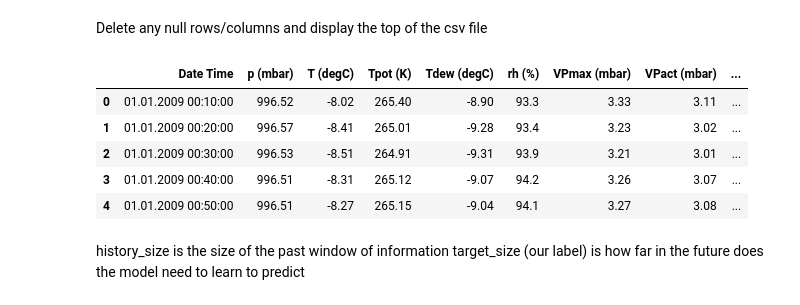
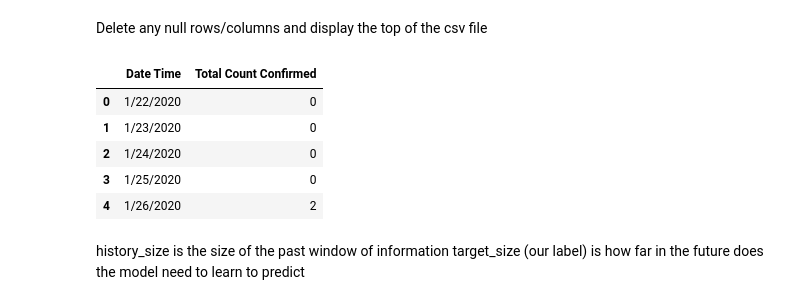
Before and after one commit to johnnyl72/covid-19-machine-learning, a Jupyter notebook: time_series_corona.ipynb, the cells around one changed output. Drawn from its saved outputs; the diff is of its cells as text; code cells hidden in the pictures.

```diff
--- a/time_series_corona.ipynb
+++ b/time_series_corona.ipynb
@@ -17,7 +17,7 @@ print(tf.__version__)
 # %% [markdown]
 Parse csv file
 # %%
-df = pd.read_csv("jena_climate_2009_2016.csv", sep=",", skipinitialspace=True)
+df = pd.read_csv("4.29.20_corona_data.csv", sep=",", skipinitialspace=True)
 # %% [markdown]
 Detect any empty rows or columns
 # %%
@@ -42,15 +29,15 @@ dtype: int64
 # %% [markdown]
 Delete any null rows/columns and display the top of the csv file
 # %%
-df = df.dropna()
+#df = df.dropna()
 df.head()
 # %% [output]
-|  | Date Time | p (mbar) | T (degC) | Tpot (K) | Tdew (degC) | rh (%) | VPmax (mbar) | VPact (mbar) | ... |
-| 0 | 01.01.2009 00:10:00 | 996.52 | -8.02 | 265.40 | -8.90 | 93.3 | 3.33 | 3.11 | ... |
-| 1 | 01.01.2009 00:20:00 | 996.57 | -8.41 | 265.01 | -9.28 | 93.4 | 3.23 | 3.02 | ... |
-| 2 | 01.01.2009 00:30:00 | 996.53 | -8.51 | 264.91 | -9.31 | 93.9 | 3.21 | 3.01 | ... |
-| 3 | 01.01.2009 00:40:00 | 996.51 | -8.31 | 265.12 | -9.07 | 94.2 | 3.26 | 3.07 | ... |
-| 4 | 01.01.2009 00:50:00 | 996.51 | -8.27 | 265.15 | -9.04 | 94.1 | 3.27 | 3.08 | ... |
+|  | Date Time | Total Count Confirmed |
+| 0 | 1/22/2020 | 0 |
+| 1 | 1/23/2020 | 0 |
+| 2 | 1/24/2020 | 0 |
+| 3 | 1/25/2020 | 0 |
+| 4 | 1/26/2020 | 2 |
 # %% [markdown]
 history_size is the size of the past window of information
 target_size (our label) is how far in the future does the model need to learn to predict
```
Also changed, not shown: parts of 16 cells of this notebook.
